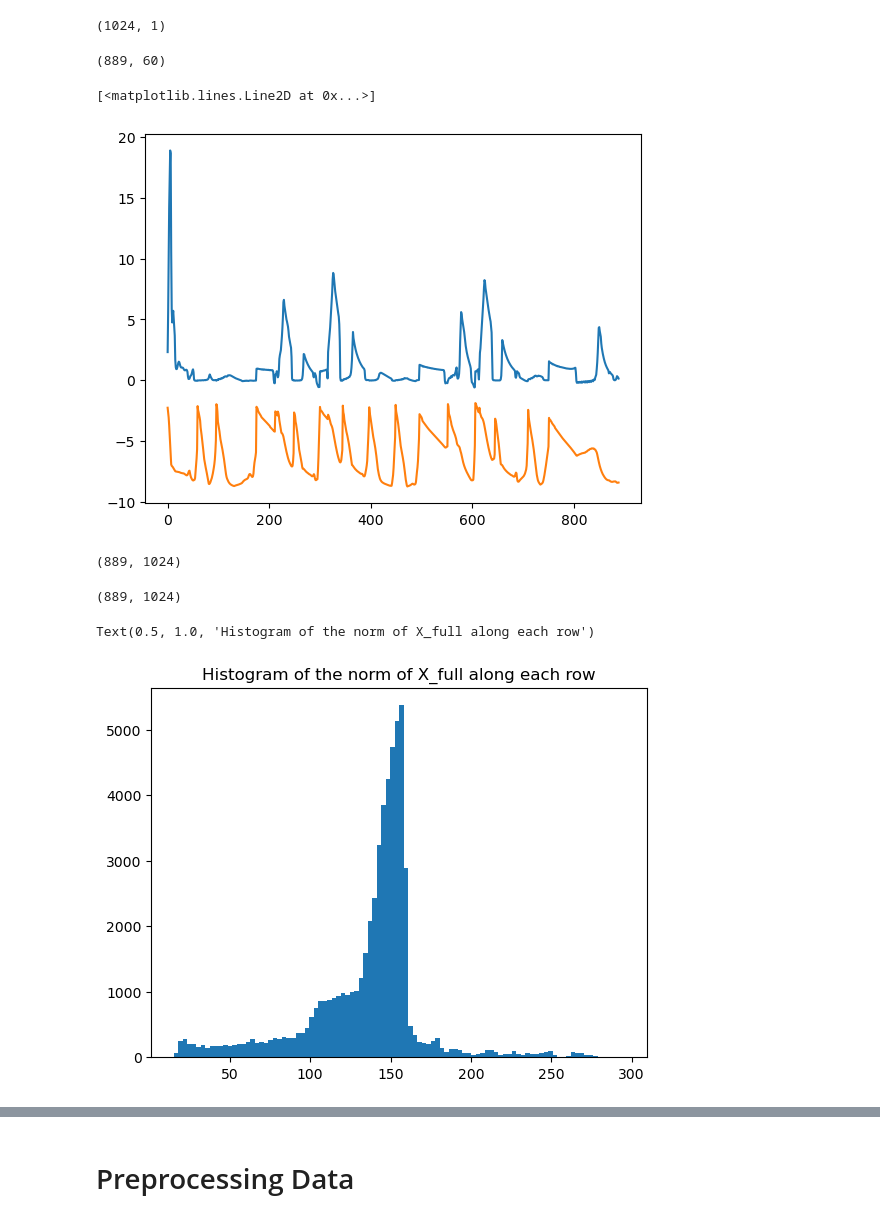
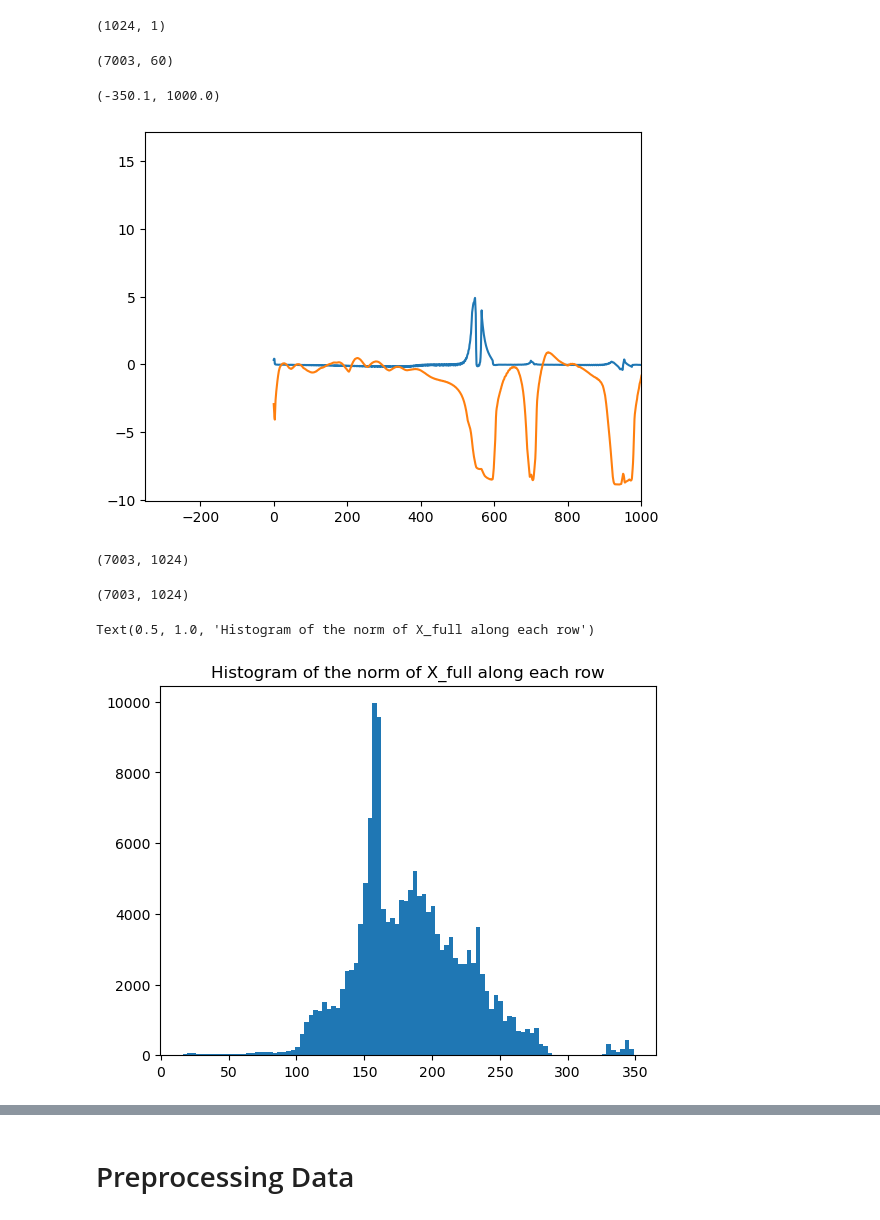
Before and after one commit to hojjatks/ROM_EnKF_earthquakecycle, a Jupyter notebook: Codes/earthquake/MLmodel_g1.ipynb, the cells around one changed output, grey strips where cells are left out. Cells and saved outputs as stored; diff of their text form; code cells hidden in the pictures.

```diff
--- a/Codes/earthquake/MLmodel_g1.ipynb
+++ b/Codes/earthquake/MLmodel_g1.ipynb
@@ -71,7 +71,7 @@ X_full=np.empty((1,N_m_load*2))
 Y_full=np.empty((1,N_m_load*2))
 
 
-for number in range(1,100):
+for number in range(1,20):
     data_dir='/central/groups/astuart/hkaveh/Data/LearnROM/transfer/SampleSimulation_Tf_2D'+str(T_final_run)+"Nt="+str(cte_eq.Ntout)+"N_m"+str(N_m_load)+"coeff"+str(coeff)+"number"+str(number)+".npz"
     data_smaple=np.load(data_dir)
 
@@ -79,7 +79,7 @@ for number in range(1,100):
     theta_ox=data_smaple['array2']
     t_ox=data_smaple['array3']
     # removing data with probability p
-    xi=100
+    xi=0
     p_remove=np.tanh(xi*np.max(V_ox,axis=1))
     Nt_sample=p_remove.shape[0]
     print( "number of points in this member is:", Nt_sample)
@@ -162,0 +163,6 @@ size of the data is 57717
+# %%
+from scipy.stats import shapiro
+
+for i in range(10):
+    stat, p = shapiro(X_onesimulation[:, i])
+    print(f"PC {i+1}: Shapiro p-value = {p}")
@@ -208,26 +225,27 @@ log10_v=(U_v[:,:30]@X_onesimulation[i,:30])+q_bar_v.reshape(1024,)
 # %%
 X_onesimulation.shape
 # %% [output]
-(889, 60)
+(7003, 60)
 # %%
 plt.plot(Y_onesimulation[:,0])
 # find v from alpha
 log_v=np.zeros((X_onesimulation.shape[0],1024))
 for i in range(X_onesimulation.shape[0]):
     log_v[i,:]=U_v[:,:30]@X_onesimulation[i,:30]+q_bar_v.reshape(1024,)
 max_log_v=np.max(log_v,axis=1)
 plt.plot(max_log_v)
+plt.xlim(right=1000)
 # %% [output]
-[<matplotlib.lines.Line2D at 0x...>]
+(-350.1, 1000.0)
-[figure, old version]
+[figure, new version]
 # %%
 log_v.shape
 # %% [output]
-(889, 1024)
+(7003, 1024)
 # %%
 log_v.shape
 # %% [output]
-(889, 1024)
+(7003, 1024)
 # %%
 # Plot the histogram of the  norm of X_full along each row
 norm_X_full=np.linalg.norm(X_full,axis=1)
@@ -235,7 +253,7 @@ plt.hist(norm_X_full,bins=100)
 plt.title("Histogram of the norm of X_full along each row")
 # %% [output]
 Text(0.5, 1.0, 'Histogram of the norm of X_full along each row')
-[figure, old version]
+[figure, new version]
 # %%
 # # Plot the histogram of the  norm of X_full along each row
 # norm_X_full=np.linalg.norm(Input_X,axis=1)
```
Also changed, not shown: parts of 10 cells of this notebook, 1 other file.
